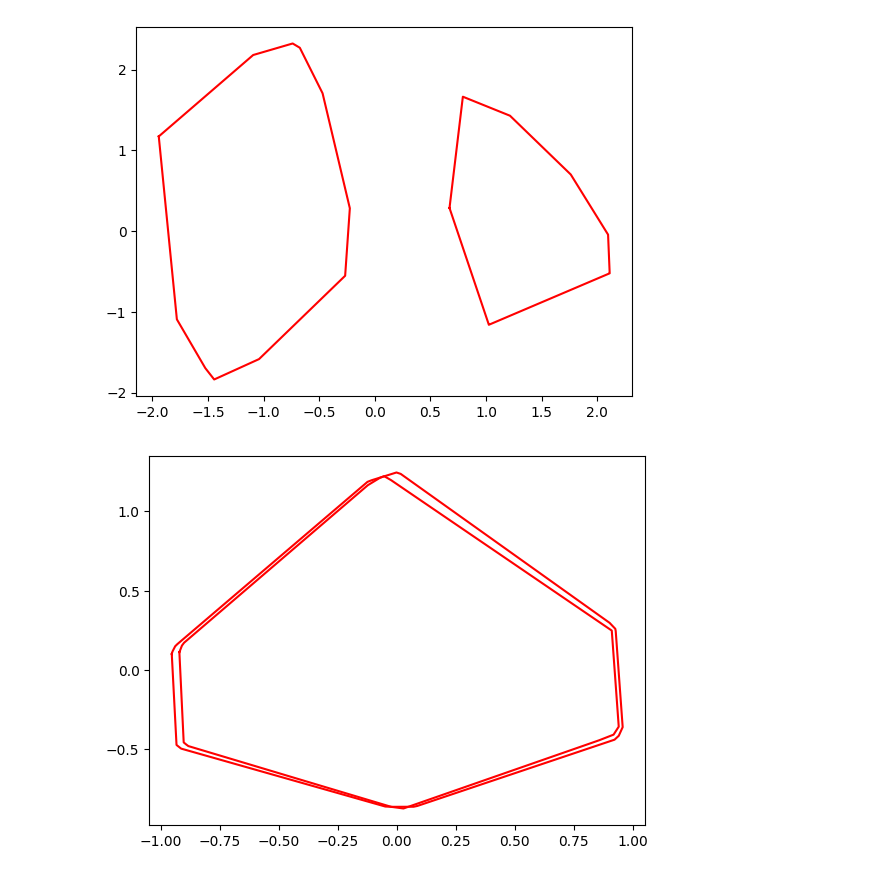
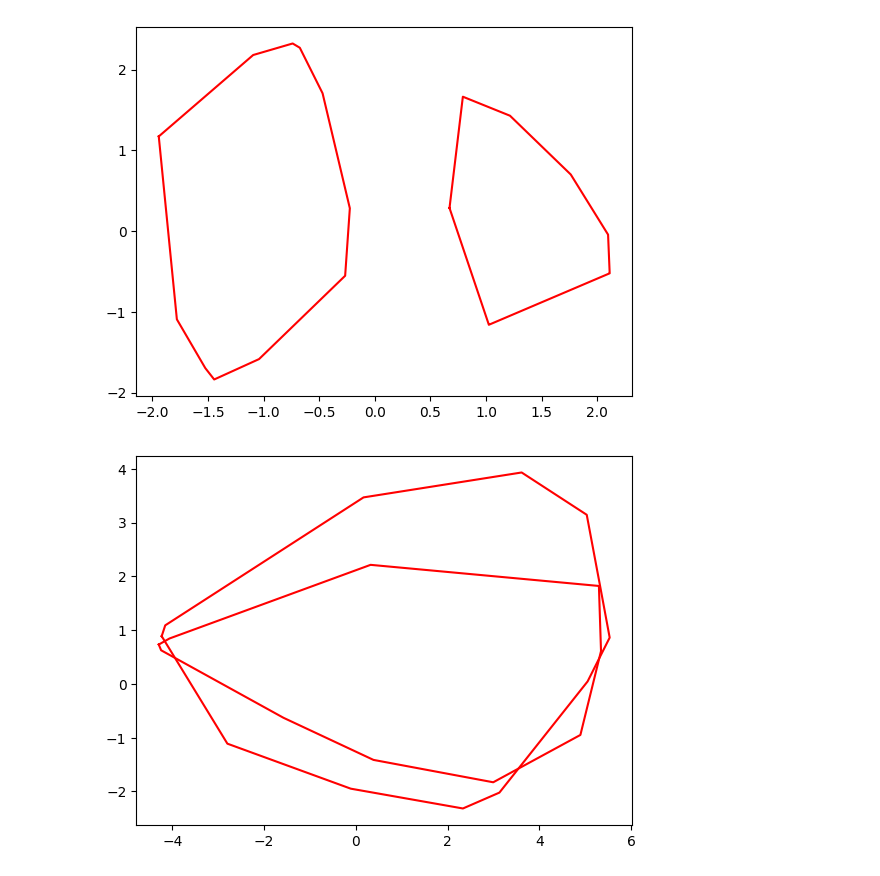
Before and after one commit to MFreyaG/Machine-learning-with-convex-hull, a Jupyter notebook: tp1_alg2.ipynb, the cells around one changed output. Drawn from its saved outputs; the diff is of its cells as text; code cells hidden in the pictures.

```diff
--- a/tp1_alg2.ipynb
+++ b/tp1_alg2.ipynb
@@ -707,22 +707,22 @@ plt.show()
 # %%
 phoneme_df = pd.read_csv('datasets/yeast.csv')
 phoneme_type = phoneme_df['Class']
 
 phoneme_df.drop(columns=['Class'], inplace=True)
 phoneme_reduced = PCA(n_components=2).fit_transform(phoneme_df)
 
 phoneme_set = []
 non_phoneme_set = []
 index = 0
 for ring in phoneme_type:
-    if ring == 'A':
+    if ring == 'S':
         phoneme_set.append(Point(phoneme_reduced[index][0], phoneme_reduced[index][1]))
-    else:
+    elif ring == 'O':
         non_phoneme_set.append(Point(phoneme_reduced[index][0], phoneme_reduced[index][1]))
     index+=1
 
 DataPlot.hull_plot(phoneme_set, color="red")
 DataPlot.hull_plot(non_phoneme_set, color="red")
 plt.show()
 # %% [output]
-[figure, old version]
+[figure, new version]
```
